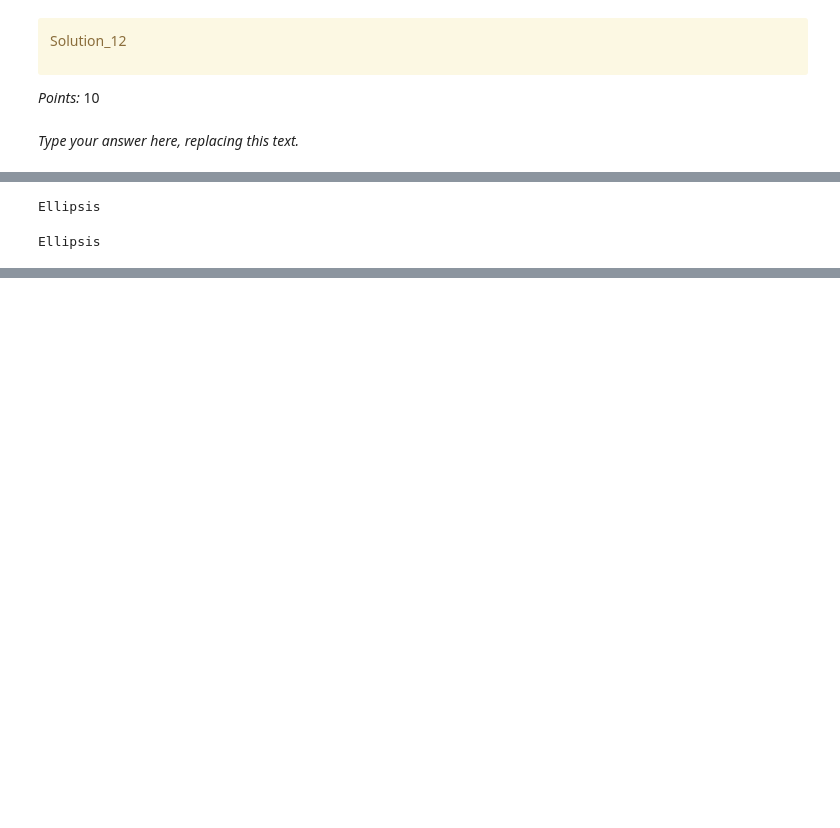
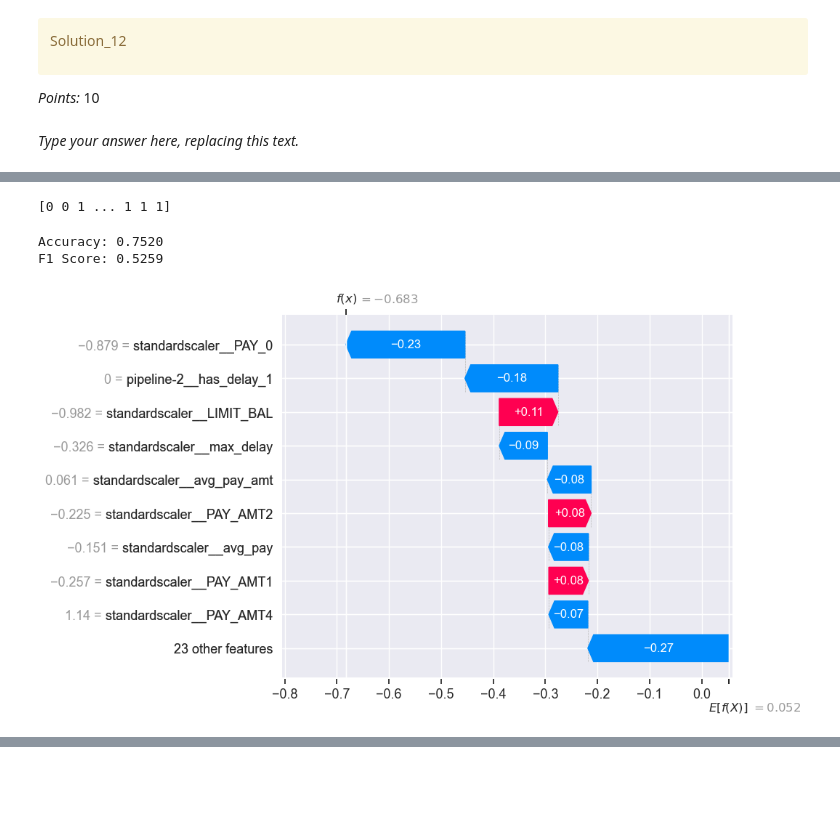
Before and after one commit to krish-arora-88/Credit-Card-Payment-Default-Prediction-Model, a Jupyter notebook: hw5.ipynb, the cells around one changed output, grey strips where cells are left out. Drawn from its saved outputs; the diff is of its cells as text; code cells hidden in the pictures; blank space fills up the shorter version.

Commit message:
Done with 12, only writing left

```diff
--- a/hw5.ipynb
+++ b/hw5.ipynb
@@ -1259,8 +1223,46 @@ Ellipsis
-# %%
-...
-# %% [output]
-Ellipsis
-# %%
-...
-# %% [output]
-Ellipsis
+# %%
+y_pred = pipeline_cb_mean.predict(X_test)
+y_pred_proba = pipeline_cb_mean.predict_proba(X_test)
+
+print(y_pred)
+# %% [output]
+[0 0 1 ... 1 1 1]
+# %%
+test_accuracy_score = accuracy_score(y_test, y_pred)
+test_f1_score = f1_score(y_test, y_pred)
+
+print(f"Accuracy: {test_accuracy_score:.4f}")
+print(f"F1 Score: {test_f1_score:.4f}\n")
+# %% [output]
+Accuracy: 0.7520
+F1 Score: 0.5259
+# %%
+catboost_model = pipeline_cb_mean.named_steps['cb']
+
+# Create a SHAP explainer
+explainer = shap.TreeExplainer(catboost_model)
+
+# Transform the test data through the preprocessor only
+X_test_preprocessed = pipeline_cb_mean.named_steps['preprocessor'].transform(X_test)
+
+# Compute SHAP values
+shap_values = explainer.shap_values(X_test_preprocessed)
+# %%
+sample_index = 0
+sample_data = X_test_preprocessed[sample_index]
+
+# Create the SHAP Explanation object needed for the waterfall plot
+shap_explanation = shap.Explanation(
+    values=shap_values[sample_index],
+    base_values=explainer.expected_value,
+    data=sample_data,
+    feature_names=feature_names
+)
+
+# Generate the waterfall plot
+shap.plots.waterfall(shap_explanation)
+
+# If running outside of interactive environments, display the plot
+plt.show()
+# %% [output]
+[figure, added]
```
Also changed, not shown: parts of 25 cells of this notebook.
